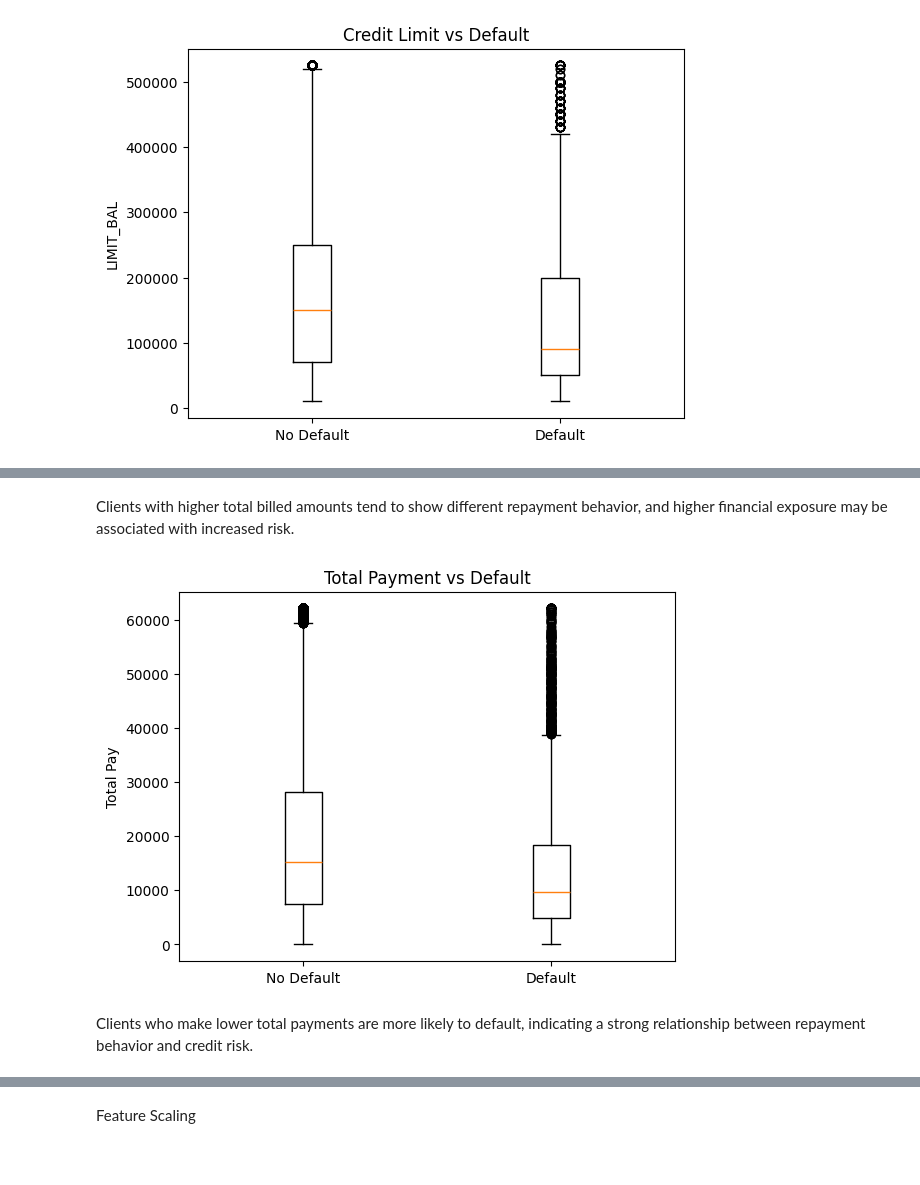
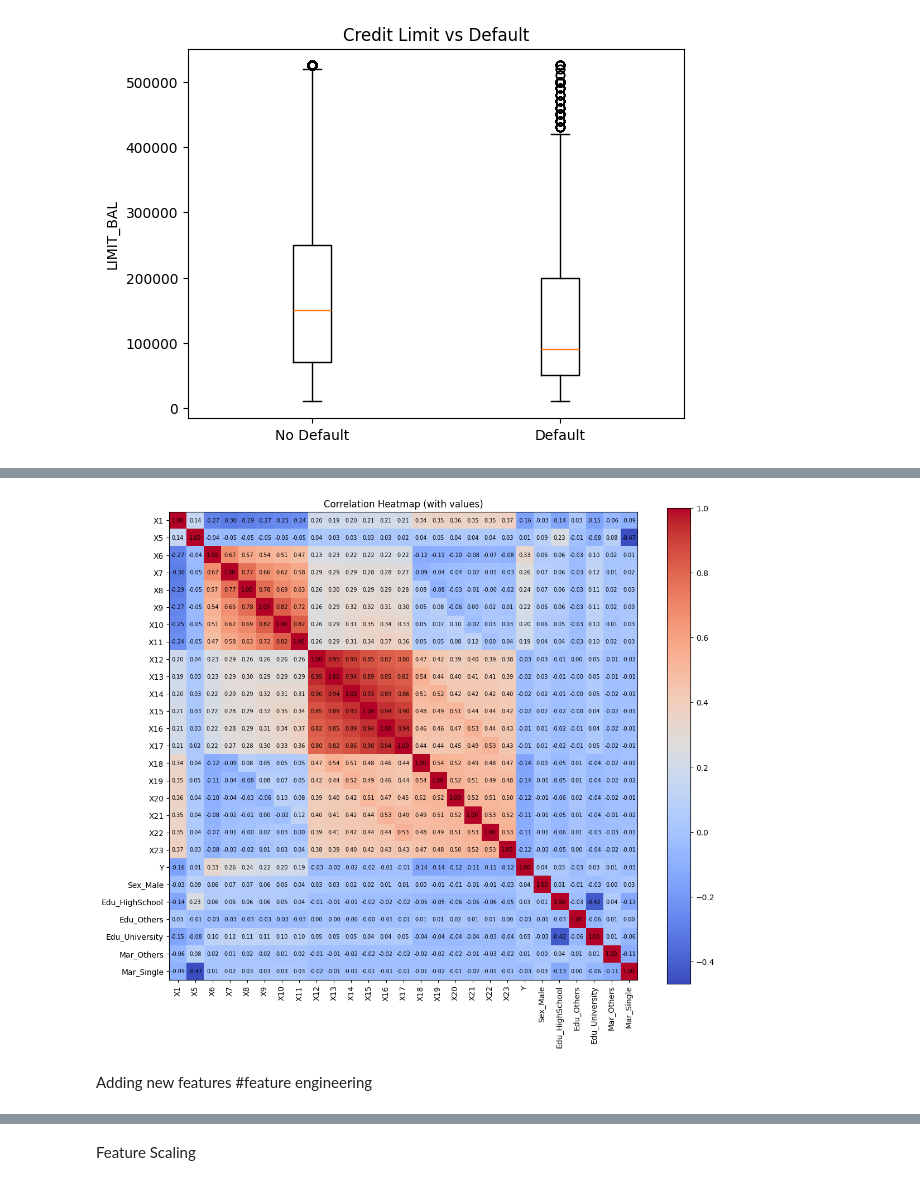
Before and after one commit to AhmedAyman12gh/credit-card-default-prediction, a Jupyter notebook: Phase1.ipynb, the cells around one changed output, grey strips where cells are left out. Drawn from its saved outputs; the diff is of its cells as text; code cells hidden in the pictures; blank space fills up the shorter version.

```diff
--- a/Phase1.ipynb
+++ b/Phase1.ipynb
@@ -331,18 +324,0 @@ plt.show()
-# %% [markdown]
-Clients with higher total billed amounts tend to show different repayment behavior, and higher financial exposure may be associated with increased risk.
-# %%
-pay_cols = ["X18","X19","X20","X21","X22","X23"]
-
-df["TOTAL_PAY"] = df[pay_cols].sum(axis=1)
-
-data_0 = df[df["Y"] == 0]["TOTAL_PAY"]
-data_1 = df[df["Y"] == 1]["TOTAL_PAY"]
-
-plt.boxplot([data_0, data_1], labels=["No Default", "Default"])
-plt.title("Total Payment vs Default")
-plt.ylabel("Total Pay")
-plt.show()
-# %% [output]
-[figure, removed]
-# %% [markdown]
-Clients who make lower total payments are more likely to default, indicating a strong relationship between repayment behavior and credit risk.
@@ -348,0 +332,26 @@ Clients who make lower total payments are more likely to default, indicating a s
+# %%
+#Correlation heatmap(before feature engineering)
+
+
+corr = df.corr()
+
+plt.figure(figsize=(12,10))
+plt.imshow(corr, cmap='coolwarm', interpolation='nearest')
+plt.colorbar()
+
+
+plt.xticks(ticks=np.arange(len(corr.columns)), labels=corr.columns, rotation=90)
+plt.yticks(ticks=np.arange(len(corr.columns)), labels=corr.columns)
+
+
+for i in range(len(corr.columns)):
+    for j in range(len(corr.columns)):
+        plt.text(j, i, f"{corr.iloc[i, j]:.2f}",
+                 ha="center", va="center",
+                 color="black", fontsize=7)
+
+plt.title("Correlation Heatmap (with values)")
+plt.tight_layout()
+plt.show()
+# %% [output]
+[figure, added]
@@ -348,0 +376,3 @@ Clients who make lower total payments are more likely to default, indicating a s
+# %% [markdown]
+Adding new features
+#feature engineering
```
Also changed, not shown: parts of 20 cells of this notebook.
